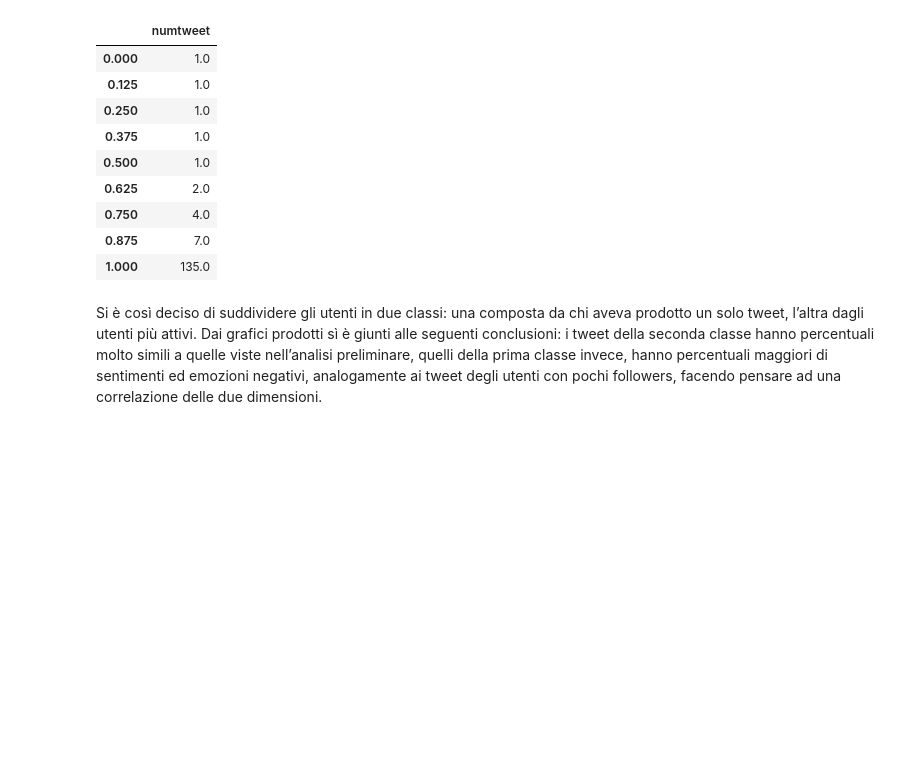
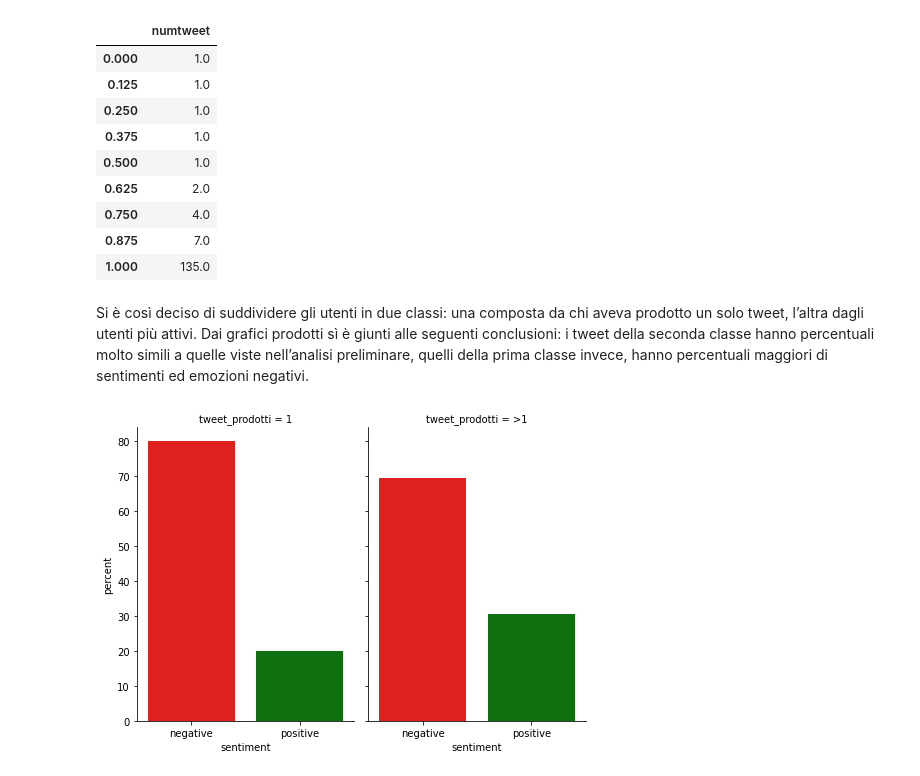
Before and after one commit to paolofesta/prove, a Jupyter notebook: scrittura.ipynb, the cells around one changed output. Saved outputs shown, nothing was run; the diff lists cells and outputs as text; code cells hidden in the pictures; blank space fills up the shorter version.

```diff
--- a/scrittura.ipynb
+++ b/scrittura.ipynb
@@ -440,4 +440,11 @@ decili
 | 0.875 | 7.0 |
 | 1.000 | 135.0 |
 # %% [markdown]
-Si è così deciso di suddividere gli utenti in due classi: una composta da chi aveva prodotto un solo tweet, l’altra dagli utenti più attivi. Dai grafici prodotti sì è giunti alle seguenti conclusioni: i tweet della seconda classe hanno percentuali molto simili a quelle viste nell’analisi preliminare, quelli della prima classe invece, hanno percentuali maggiori di sentimenti ed emozioni negativi, analogamente ai tweet degli utenti con pochi followers, facendo pensare ad una correlazione delle due dimensioni.
+Si è così deciso di suddividere gli utenti in due classi: una composta da chi aveva prodotto un solo tweet, l’altra dagli utenti più attivi. Dai grafici prodotti sì è giunti alle seguenti conclusioni: i tweet della seconda classe hanno percentuali molto simili a quelle viste nell’analisi preliminare, quelli della prima classe invece, hanno percentuali maggiori di sentimenti ed emozioni negativi.
+# %%
+#@title
+sns.catplot(data=df1,x='sentiment',y='percent',kind='bar', dodge=True, palette=["r","g"],col="tweet_prodotti",aspect=.7)
+
+print()
+# %% [output]
+[figure, added]
```
Also changed, not shown: parts of 5 cells of this notebook.
